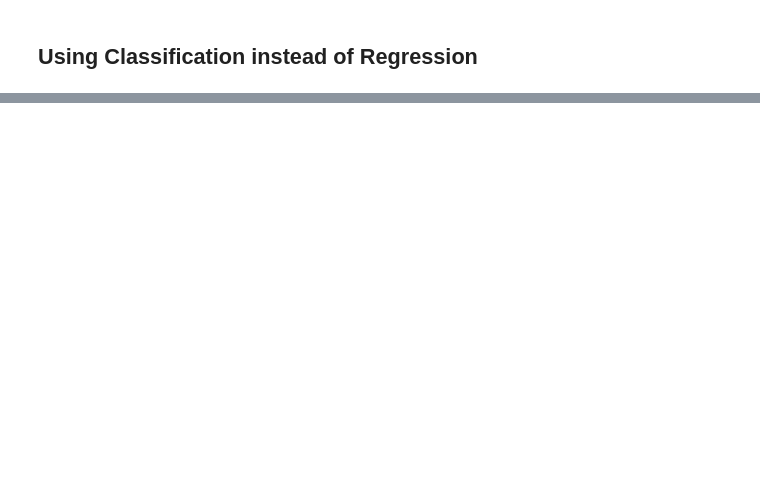
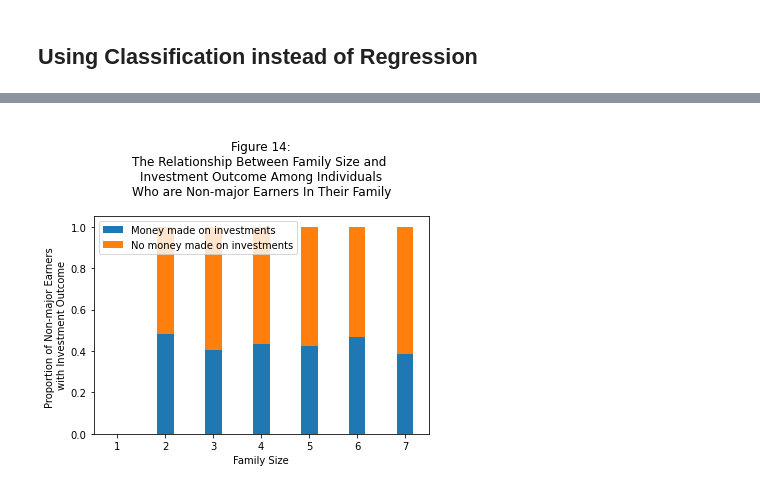
Before and after one commit to izk20/DSCI-310-Group-10, a Jupyter notebook: analysis.ipynb, the cells around one changed output, grey strips where cells are left out. Drawn from its saved outputs; the diff is of its cells as text; code cells hidden in the pictures; blank space fills up the shorter version.

```diff
--- a/analysis.ipynb
+++ b/analysis.ipynb
@@ -558,0 +519,63 @@ plt.legend()
+# %%
+# Stacked bar chart for ACTUAL test proportions among NON major earners
+
+fam_size_1 = all_non_earners[all_non_earners.EFSIZE == 1]
+fam_size_1['counts'] = fam_size_1['counts'].div(np.sum(fam_size_1.counts))
+
+fam_size_2 = all_non_earners[all_non_earners.EFSIZE == 2]
+fam_size_2['counts'] = fam_size_2['counts'].div(np.sum(fam_size_2.counts))
+
+fam_size_3 = all_non_earners[all_non_earners.EFSIZE == 3]
+fam_size_3['counts'] = fam_size_3['counts'].div(np.sum(fam_size_3.counts))
+
+fam_size_4 = all_non_earners[all_non_earners.EFSIZE == 4]
+fam_size_4['counts'] = fam_size_4['counts'].div(np.sum(fam_size_4.counts))
+
+fam_size_5 = all_non_earners[all_non_earners.EFSIZE == 5]
+fam_size_5['counts'] = fam_size_5['counts'].div(np.sum(fam_size_5.counts))
+
+fam_size_6 = all_non_earners[all_non_earners.EFSIZE == 6]
+fam_size_6['counts'] = fam_size_6['counts'].div(np.sum(fam_size_6.counts))
+
+fam_size_7 = all_non_earners[all_non_earners.EFSIZE == 7]
+fam_size_7['counts'] = fam_size_7['counts'].div(np.sum(fam_size_7.counts))
+
+
+family_sizes = ["1", "2", "3", "4", "5", "6", "7"]
+made_money_pctg = [np.sum(fam_size_1[fam_size_1['EFINVA_Made_Money']==True].counts),
+                  np.sum(fam_size_2[fam_size_2['EFINVA_Made_Money']==True].counts),
+                  np.sum(fam_size_3[fam_size_3['EFINVA_Made_Money']==True].counts),
+                  np.sum(fam_size_4[fam_size_4['EFINVA_Made_Money']==True].counts),
+                  np.sum(fam_size_5[fam_size_5['EFINVA_Made_Money']==True].counts),
+                  np.sum(fam_size_6[fam_size_6['EFINVA_Made_Money']==True].counts),
+                  np.sum(fam_size_7[fam_size_7['EFINVA_Made_Money']==True].counts)]
+not_made_money_pctg = [np.sum(fam_size_1[fam_size_1['EFINVA_Made_Money']==False].counts),
+                  np.sum(fam_size_2[fam_size_2['EFINVA_Made_Money']==False].counts),
+                  np.sum(fam_size_3[fam_size_3['EFINVA_Made_Money']==False].counts),
+                  np.sum(fam_size_4[fam_size_4['EFINVA_Made_Money']==False].counts),
+                  np.sum(fam_size_5[fam_size_5['EFINVA_Made_Money']==False].counts),
+                  np.sum(fam_size_6[fam_size_6['EFINVA_Made_Money']==False].counts),
+                  np.sum(fam_size_7[fam_size_7['EFINVA_Made_Money']==False].counts)]
+
+width = 0.35
+fig, ax = plt.subplots()
+
+ax.bar(family_sizes, made_money_pctg, width, label='Money made on investments')
+ax.bar(family_sizes, not_made_money_pctg, width, bottom=made_money_pctg,
+       label='No money made on investments')
+ax.set_xlabel('Family Size')
+ax.set_ylabel(
+"""Proportion of Non-major Earners
+with Investment Outcome""")
+ax.set_title(
+"""
+Figure 14:
+The Relationship Between Family Size and
+Investment Outcome Among Individuals
+Who are Non-major Earners In Their Family
+""")
+
+ax.legend()
+
+plt.show()
+# %% [output]
@@ -558,0 +599 @@ plt.legend()
+[figure, added]
```
Also changed, not shown: parts of 35 cells of this notebook.
